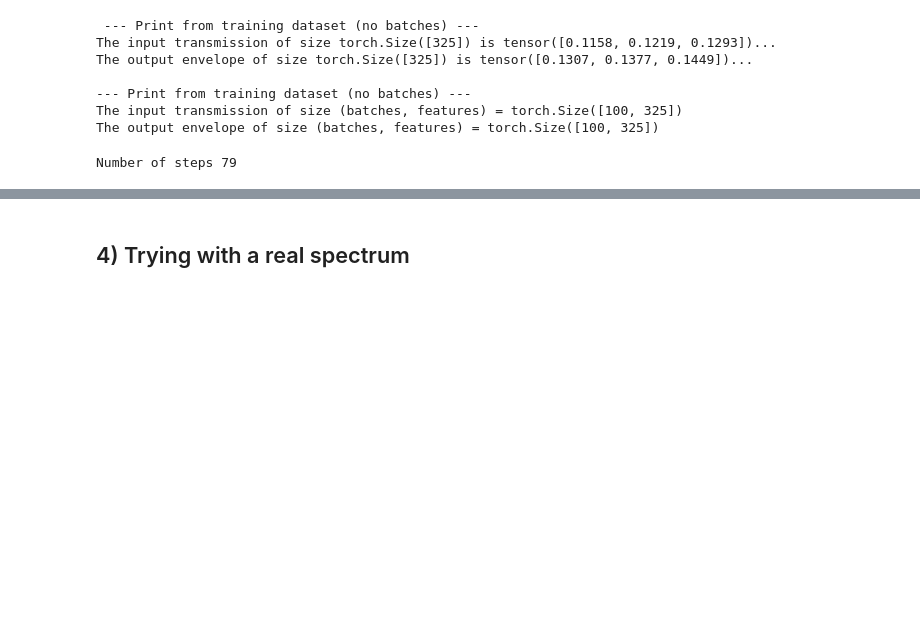
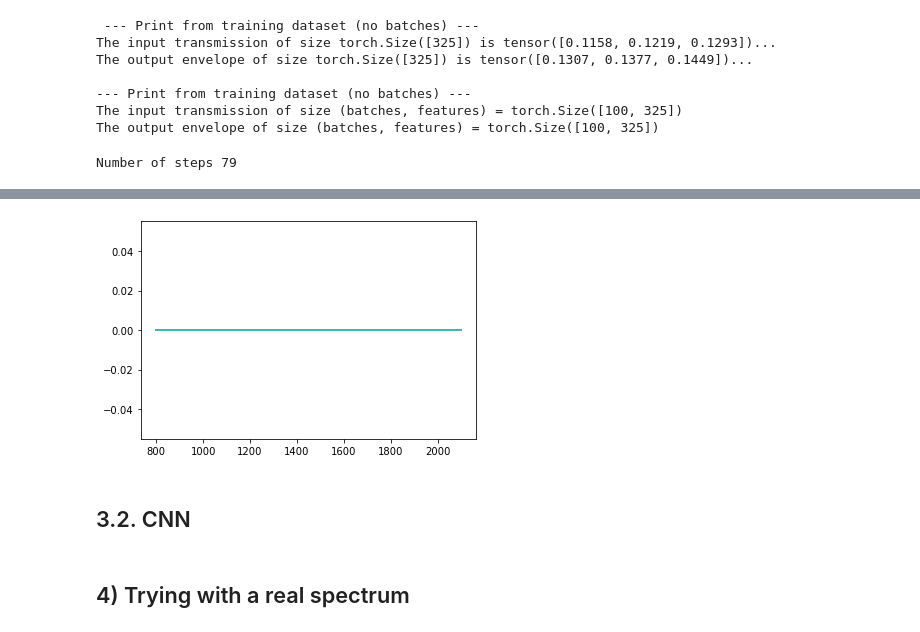
Before and after one commit to manuelballester/ML_spectroscopy, a Jupyter notebook: ML_spectroscopy.ipynb, the cells around one changed output, grey strips where cells are left out. Cells and saved outputs as stored; diff of their text form; code cells hidden in the pictures; blank space fills up the shorter version.

```diff
--- a/ML_spectroscopy.ipynb
+++ b/ML_spectroscopy.ipynb
@@ -222,0 +231,14 @@ Epoch [200/200], Step [80/80], Loss: 0.5844
+# %%
+for i in range(len(dataset_test)):
+
+    first_data = dataset_test[i]
+    X, y = first_data
+    y_predicted = model(X).detach()
+
+    plt.plot(wv, y_predicted)
+
+plt.show()
+# %% [output]
+[figure, added]
+# %% [markdown]
+## 3.2. CNN
```
Also changed, not shown: parts of 8 cells of this notebook, 10 other files.
